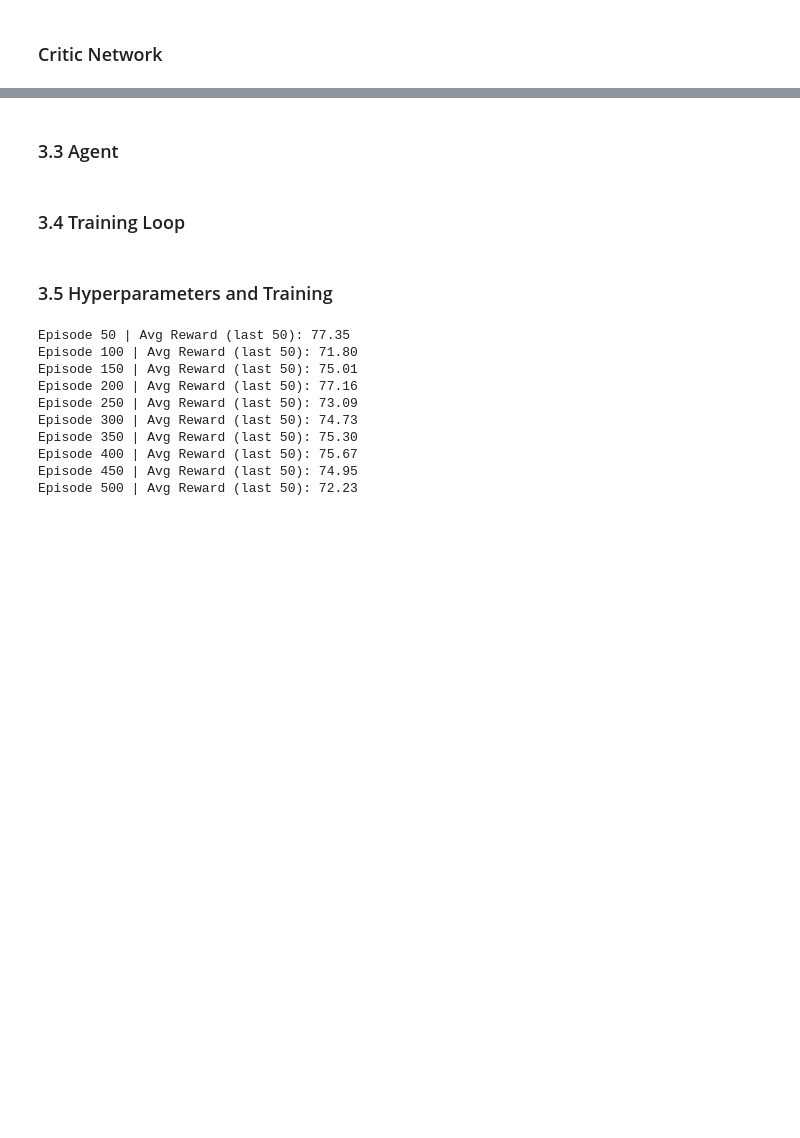
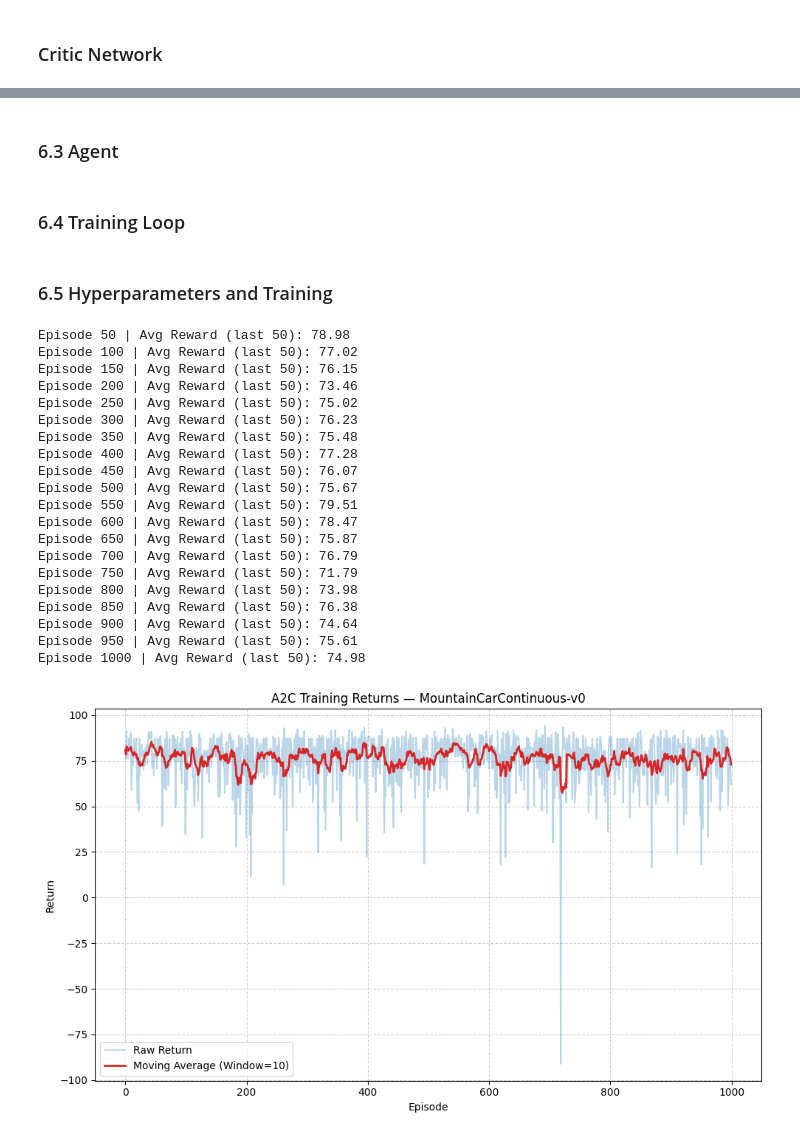
Before and after one commit to Kwakye-Emmanuel/DRL_TeamProject, a Jupyter notebook: DRL_Project_Team4.ipynb, the cells around one changed output, grey strips where cells are left out. Cells and saved outputs as stored; diff of their text form; code cells hidden in the pictures; blank space fills up the shorter version.

```diff
--- a/DRL_Project_Team4.ipynb
+++ b/DRL_Project_Team4.ipynb
@@ -236,7 +325,7 @@ class RolloutBuffer:
         self.dones = []
         self.values = []
 # %% [markdown]
-### 3.3 Agent
+### 6.3 Agent
 # %%
 class Agent:
     def __init__(self, state_dim, action_dim, lr_actor, lr_critic,
@@ -334,7 +423,7 @@ class Agent:
 
         self.memory.clear()
 # %% [markdown]
-### 3.4 Training Loop
+### 6.4 Training Loop
 # %%
 def train_a2c(env, agent, num_episodes, n_steps):
     episode_rewards = []
@@ -376,38 +465,47 @@ def train_a2c(env, agent, num_episodes, n_steps):
 
     return episode_rewards
 # %% [markdown]
-### 3.5 Hyperparameters and Training
+### 6.5 Hyperparameters and Training
 # %%
 GAMMA = 0.95
 LR_ACTOR = 5e-5
 LR_CRITIC = 1e-4
 ENTROPY_COEFF = 0.2
-NUM_EPISODES = 500
+NUM_EPISODES = 1000
 N_STEPS = 10
 HIDDEN_DIM = 64
 
 agent = Agent(
     state_dim=state_dim,
     action_dim=action_dim,
     lr_actor=LR_ACTOR,
     lr_critic=LR_CRITIC,
     gamma=GAMMA,
     gae_lambda=0.95,
     entropy_coeff=ENTROPY_COEFF,
     min_entropy_coeff=0.01,
     entropy_decay=0.995,
     hidden_dim=HIDDEN_DIM
 )
-
-a2c_rewards = train_a2c(env, agent, NUM_EPISODES, N_STEPS)
 # %% [output]
-Episode 50 | Avg Reward (last 50): 77.35
-Episode 100 | Avg Reward (last 50): 71.80
-Episode 150 | Avg Reward (last 50): 75.01
-Episode 200 | Avg Reward (last 50): 77.16
-Episode 250 | Avg Reward (last 50): 73.09
-Episode 300 | Avg Reward (last 50): 74.73
-Episode 350 | Avg Reward (last 50): 75.30
-Episode 400 | Avg Reward (last 50): 75.67
-Episode 450 | Avg Reward (last 50): 74.95
-Episode 500 | Avg Reward (last 50): 72.23
+Episode 50 | Avg Reward (last 50): 78.98
+Episode 100 | Avg Reward (last 50): 77.02
+Episode 150 | Avg Reward (last 50): 76.15
+Episode 200 | Avg Reward (last 50): 73.46
+Episode 250 | Avg Reward (last 50): 75.02
+Episode 300 | Avg Reward (last 50): 76.23
+Episode 350 | Avg Reward (last 50): 75.48
+Episode 400 | Avg Reward (last 50): 77.28
+Episode 450 | Avg Reward (last 50): 76.07
+Episode 500 | Avg Reward (last 50): 75.67
+Episode 550 | Avg Reward (last 50): 79.51
+Episode 600 | Avg Reward (last 50): 78.47
+Episode 650 | Avg Reward (last 50): 75.87
+Episode 700 | Avg Reward (last 50): 76.79
+Episode 750 | Avg Reward (last 50): 71.79
+Episode 800 | Avg Reward (last 50): 73.98
+Episode 850 | Avg Reward (last 50): 76.38
+Episode 900 | Avg Reward (last 50): 74.64
+Episode 950 | Avg Reward (last 50): 75.61
+Episode 1000 | Avg Reward (last 50): 74.98
+[figure, added]
```
Also changed, not shown: parts of 29 cells of this notebook.
